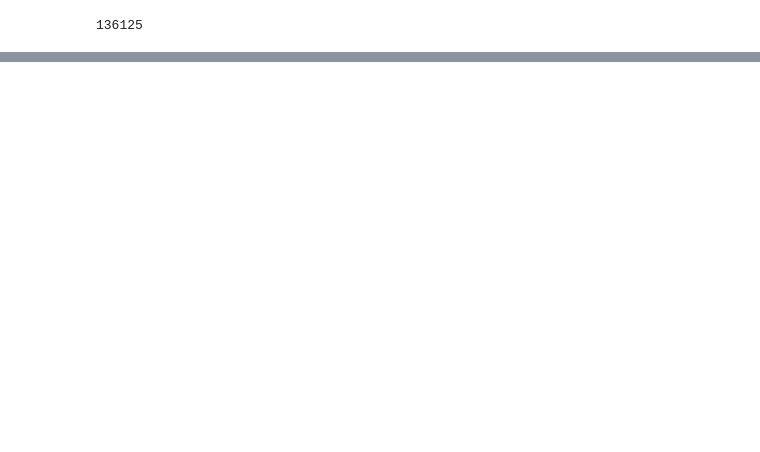
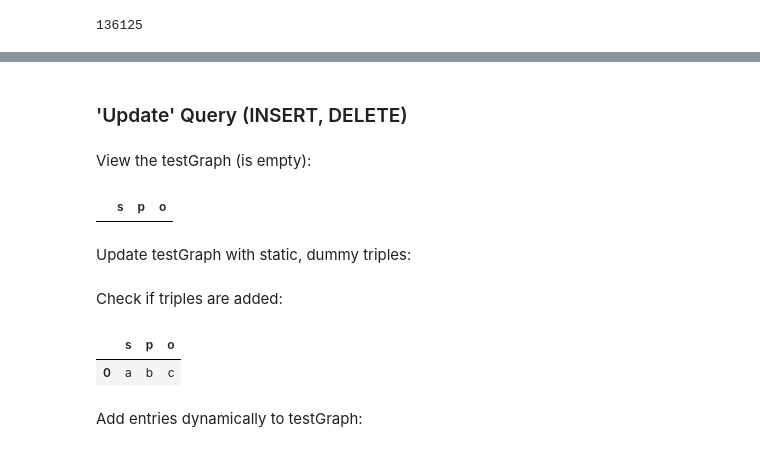
Before and after one commit to clokman/KFIR, a Jupyter notebook: notebooks/KFIR-experimentation.ipynb, the cells around one changed output, grey strips where cells are left out. Cells and saved outputs as stored; diff of their text form; code cells hidden in the pictures; blank space fills up the shorter version.

```diff
--- a/notebooks/KFIR-experimentation.ipynb
+++ b/notebooks/KFIR-experimentation.ipynb
@@ -314,0 +333,17 @@ eculture_query.send_count_query(variable_that_holds_count_results = 'articles',
+# %% [markdown]
+### 'Update' Query (INSERT, DELETE)
+# %% [markdown]
+View the testGraph (is empty):
+# %%
+eculture_query.send_select_query(query="""
+    SELECT * {
+        GRAPH testGraph:{
+            ?s ?p ?o .
+        }
+    }
+    LIMIT 10
+""")
+# %% [output]
+|  | s | p | o |
+# %% [markdown]
+Update testGraph with static, dummy triples:
@@ -314,0 +360,16 @@ eculture_query.send_count_query(variable_that_holds_count_results = 'articles',
+# %% [markdown]
+Check if triples are added:
+# %%
+eculture_query.send_select_query(query="""
+    SELECT * {
+        GRAPH testGraph:{
+            ?s ?p ?o .
+        }
+    }
+    LIMIT 10
+""")
+# %% [output]
+|  | s | p | o |
+| 0 | a | b | c |
+# %% [markdown]
+Add entries dynamically to testGraph:
```
Also changed, not shown: parts of 33 cells of this notebook.
